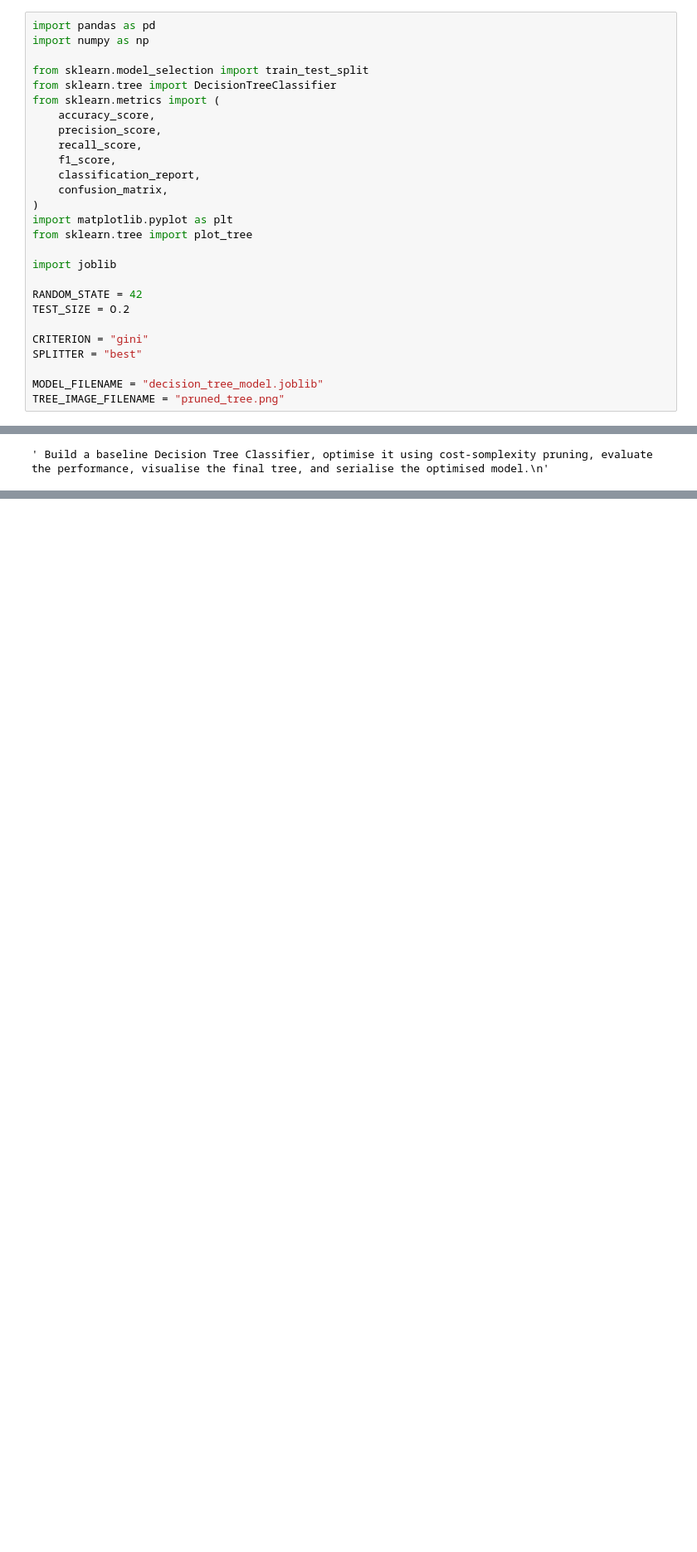
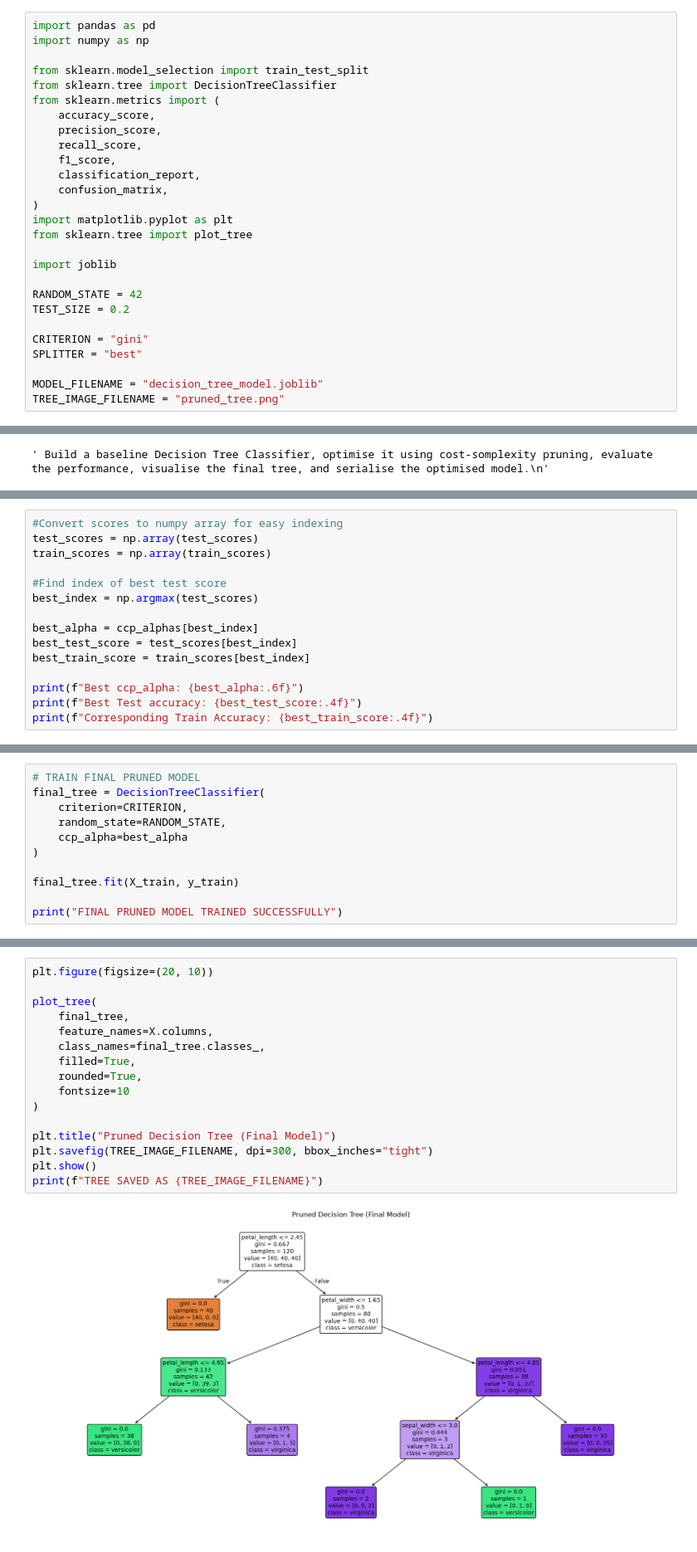
Before and after one commit to johnmichaelll238-cloud/ML_internship_tasks, a Jupyter notebook: Level2/Task2/task2_decision_tree.ipynb, the cells around one changed output, grey strips where cells are left out. Shown at 83% size. Saved outputs shown, nothing was run; the diff lists cells and outputs as text; blank space fills up the shorter version.

```diff
--- a/Level2/Task2/task2_decision_tree.ipynb
+++ b/Level2/Task2/task2_decision_tree.ipynb
@@ -18,7 +18,7 @@ from sklearn.tree import plot_tree
 import joblib
 
 RANDOM_STATE = 42
-TEST_SIZE = O.2
+TEST_SIZE = 0.2
 
 CRITERION = "gini"
 SPLITTER = "best"
@@ -34,0 +211,15 @@ TREE_IMAGE_FILENAME = "pruned_tree.png"
+# %%
+#Convert scores to numpy array for easy indexing
+test_scores = np.array(test_scores)
+train_scores = np.array(train_scores)
+
+#Find index of best test score
+best_index = np.argmax(test_scores)
+
+best_alpha = ccp_alphas[best_index]
+best_test_score = test_scores[best_index]
+best_train_score = train_scores[best_index]
+
+print(f"Best ccp_alpha: {best_alpha:.6f}")
+print(f"Best Test accuracy: {best_test_score:.4f}")
+print(f"Corresponding Train Accuracy: {best_train_score:.4f}")
@@ -34,0 +242,11 @@ TREE_IMAGE_FILENAME = "pruned_tree.png"
+# %%
+# TRAIN FINAL PRUNED MODEL
+final_tree = DecisionTreeClassifier(
+    criterion=CRITERION,
+    random_state=RANDOM_STATE,
+    ccp_alpha=best_alpha
+)
+
+final_tree.fit(X_train, y_train)
+
+print("FINAL PRUNED MODEL TRAINED SUCCESSFULLY")
@@ -34,0 +295,18 @@ TREE_IMAGE_FILENAME = "pruned_tree.png"
+# %%
+plt.figure(figsize=(20, 10))
+
+plot_tree(
+    final_tree,
+    feature_names=X.columns,
+    class_names=final_tree.classes_,
+    filled=True,
+    rounded=True,
+    fontsize=10
+)
+
+plt.title("Pruned Decision Tree (Final Model)")
+plt.savefig(TREE_IMAGE_FILENAME, dpi=300, bbox_inches="tight")
+plt.show()
+print(f"TREE SAVED AS {TREE_IMAGE_FILENAME}")
+# %% [output]
+[figure, added]
```
Also changed, not shown: parts of 12 cells of this notebook, 30 other files.
